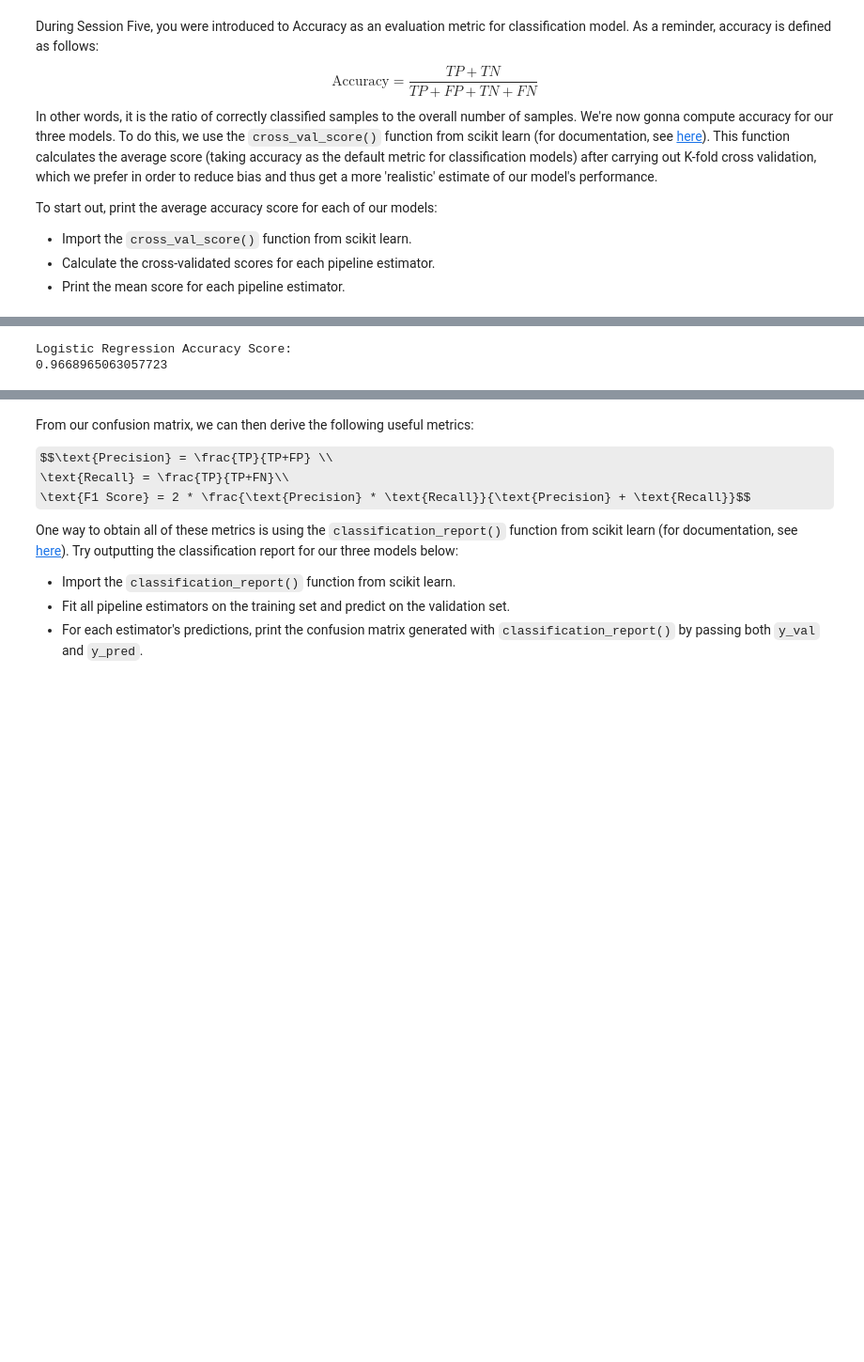
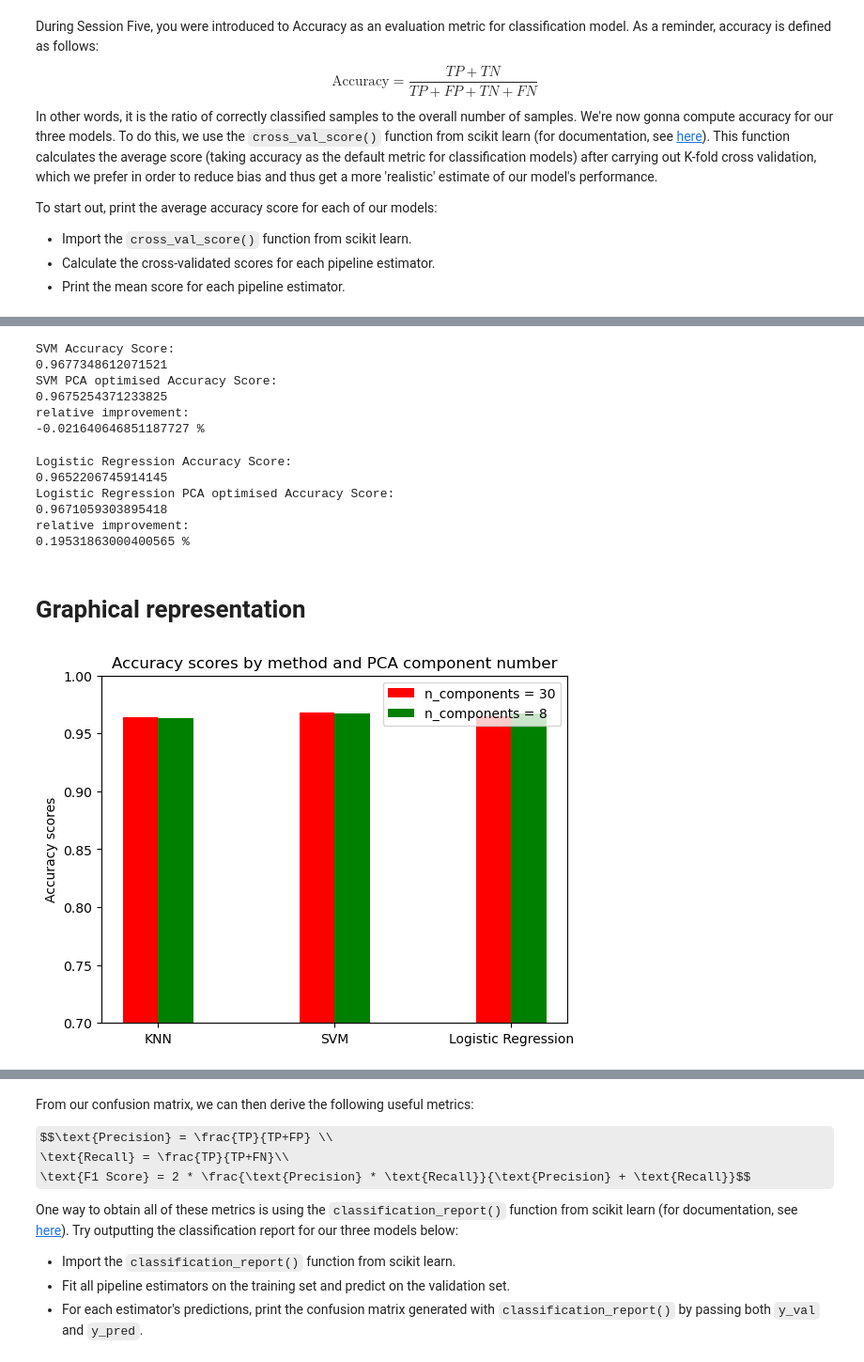
Before and after one commit to Shelfonfire/Python-for-Data-Science, a Jupyter notebook: Session_5/session-five-project-questions.ipynb, the cells around one changed output, grey strips where cells are left out. Shown: that part at 94% size. Cells and saved outputs as stored; diff of their text form; code cells hidden in the pictures; some formulas as TeX source; blank space fills up the shorter version.

Commit message:
Add session 5 project 2 with data

```diff
--- a/Session_5/session-five-project-questions.ipynb
+++ b/Session_5/session-five-project-questions.ipynb
@@ -125,5 +166,5 @@ from sklearn.decomposition import PCA
 # %%
 # Create PCA transformer that keeps 30 components
-pca = PCA(n_components = 30)
+pca30 = PCA(n_components = 30)
 # %%
 # Fit and transform using our PCA model
@@ -181,6 +222,19 @@ svm_pipe = Pipeline([('Scaler', StandardScaler()),
 log_reg_pipe = Pipeline([('Scaler', StandardScaler()),
                          ('PCA', PCA(n_components=30)),
                          ('Model', LogisticRegression())])
+# %%
+# Creating pipelines for the data's optimised PCA value of 8
+knn_pipePCO = Pipeline([('Scaler', StandardScaler()),
+                     ('PCA', PCA(n_components=8)),
+                     ('Model', KNeighborsClassifier())])
+
+svm_pipePCO = Pipeline([('Scaler', StandardScaler()),
+                     ('PCA', PCA(n_components=8)),
+                     ('Model', SVC())])
+
+log_reg_pipePCO = Pipeline([('Scaler', StandardScaler()),
+                         ('PCA', PCA(n_components=8)),
+                         ('Model', LogisticRegression())])
 # %% [markdown]
 ### Alternative evaluation metrics
 # %% [markdown]
@@ -200,3 +254,7 @@ from sklearn.model_selection import cross_val_score
 knn_score = cross_val_score(knn_pipe, X_train, y_train).mean()
 svm_score = cross_val_score(svm_pipe, X_train, y_train).mean()
 log_reg_score = cross_val_score(log_reg_pipe, X_train, y_train).mean()
+
+knnPCO_score = cross_val_score(knn_pipePCO, X_train, y_train).mean()
+svmPCO_score = cross_val_score(svm_pipePCO, X_train, y_train).mean()
+log_regPCO_score = cross_val_score(log_reg_pipePCO, X_train, y_train).mean()
@@ -215,6 +275,64 @@ SVM Accuracy Score:
+# %%
+print('SVM Accuracy Score:')
+print(svm_score)
+print('SVM PCA optimised Accuracy Score:')
+print(svmPCO_score)
+print('relative improvement:')
+print(100*(svmPCO_score-svm_score)/svm_score,'%')
+# %% [output]
+SVM Accuracy Score:
+0.9677348612071521
+SVM PCA optimised Accuracy Score:
+0.9675254371233825
+relative improvement:
+-0.021640646851187727 %
 # %%
 print('Logistic Regression Accuracy Score:')
 print(log_reg_score)
+print('Logistic Regression PCA optimised Accuracy Score:')
+print(log_regPCO_score)
+print('relative improvement:')
+print(100*(log_regPCO_score-log_reg_score)/log_reg_score,'%')
 # %% [output]
 Logistic Regression Accuracy Score:
-0.9668965063057723
+0.9652206745914145
+Logistic Regression PCA optimised Accuracy Score:
+0.9671059303895418
+relative improvement:
+0.19531863000400565 %
+# %% [markdown]
+# Graphical representation
+# %%
+"""
+========
+Barchart
+========
+
+A bar plot with errorbars and height labels on individual bars
+"""
+
+N = 3
+original_scores = (knn_score,svm_score, log_reg_score)
+
+
+ind = np.arange(N)  # the x locations for the groups
+width = 0.2       # the width of the bars
+
+fig, ax = plt.subplots()
+rects1 = ax.bar(ind, original_scores, width, color='r')
+
+optimised_scores = (knnPCO_score,svmPCO_score, log_regPCO_score)
+
+rects2 = ax.bar(ind + width, optimised_scores, width, color='g')
+
+# add some text for labels, title and axes ticks
+ax.set_ylabel('Accuracy scores')
+ax.set_title('Accuracy scores by method and PCA component number')
+ax.set_xticks(ind + width / 2)
+ax.set_xticklabels(('KNN', 'SVM', 'Logistic Regression'))
+plt.ylim(0.7,1)
+
+ax.legend((rects1[0], rects2[0]), ('n_components = 30', 'n_components = 8'))
+plt.show()
+# %% [output]
+[figure, added]
```
Also changed, not shown: parts of 116 cells of this notebook, 4 other files.
